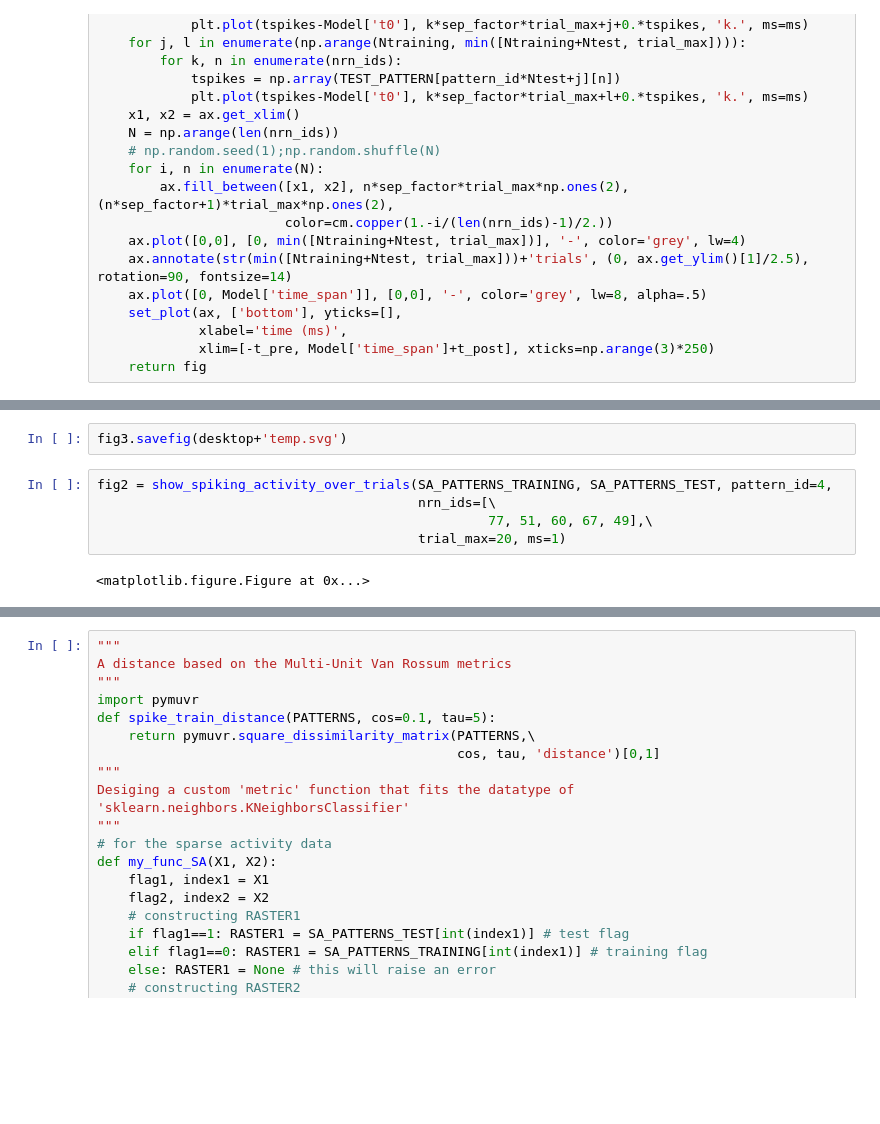
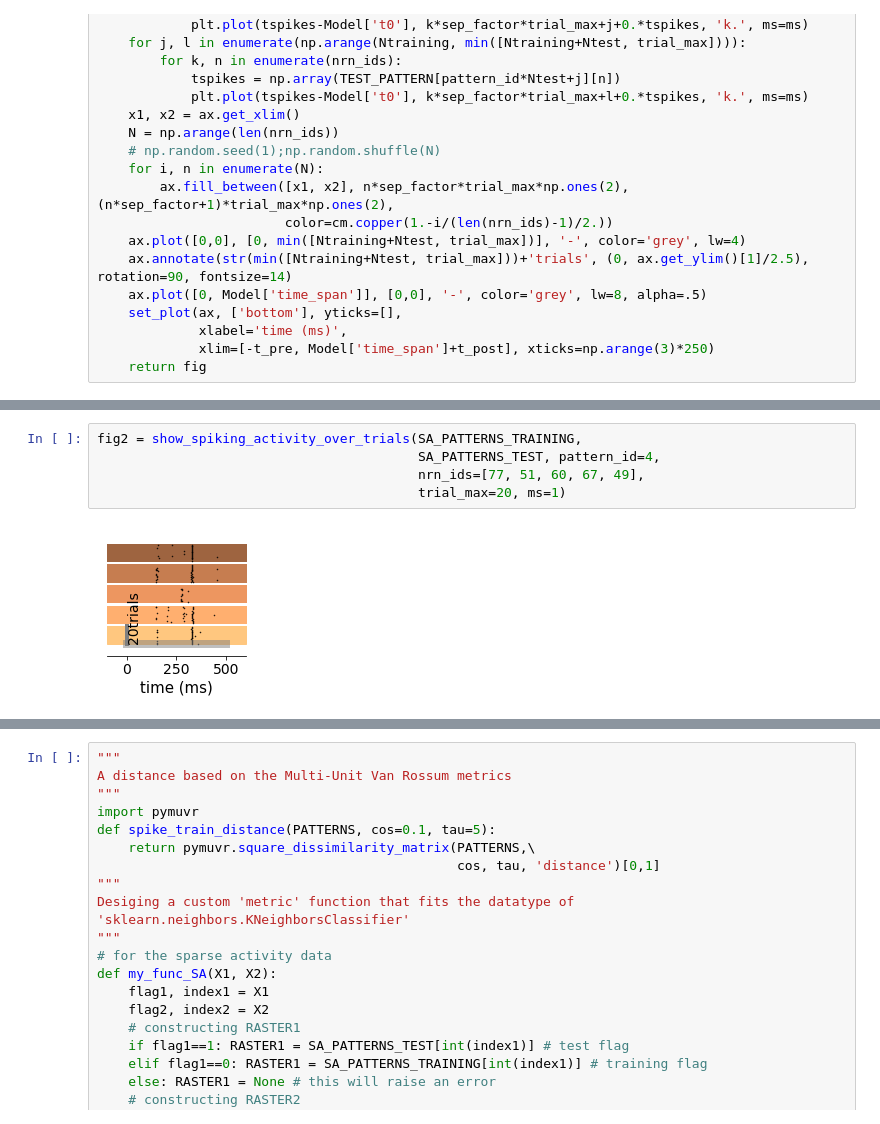
Before and after one commit to yzerlaut/notebook_papers, a Jupyter notebook: The_Spectrum_of_Asynch_Dynamics_2018.ipynb, the cells around one changed output, grey strips where cells are left out. Cells and saved outputs as stored; diff of their text form; blank space fills up the shorter version.

```diff
--- a/The_Spectrum_of_Asynch_Dynamics_2018.ipynb
+++ b/The_Spectrum_of_Asynch_Dynamics_2018.ipynb
@@ -1495,10 +1497,8 @@ from graphs.plot_export import put_list_of_figs_to_svg_fig
-# %%
-fig3.savefig(desktop+'temp.svg')
 # %%
-fig2 = show_spiking_activity_over_trials(SA_PATTERNS_TRAINING, SA_PATTERNS_TEST, pattern_id=4,
-                                         nrn_ids=[\
-                                                  77, 51, 60, 67, 49],\
+fig2 = show_spiking_activity_over_trials(SA_PATTERNS_TRAINING,
+                                         SA_PATTERNS_TEST, pattern_id=4,
+                                         nrn_ids=[77, 51, 60, 67, 49],
                                          trial_max=20, ms=1)
 # %% [output]
-<matplotlib.figure.Figure at 0x...>
+[figure, added]
 # %%
```
Also changed, not shown: parts of 7 cells of this notebook.
